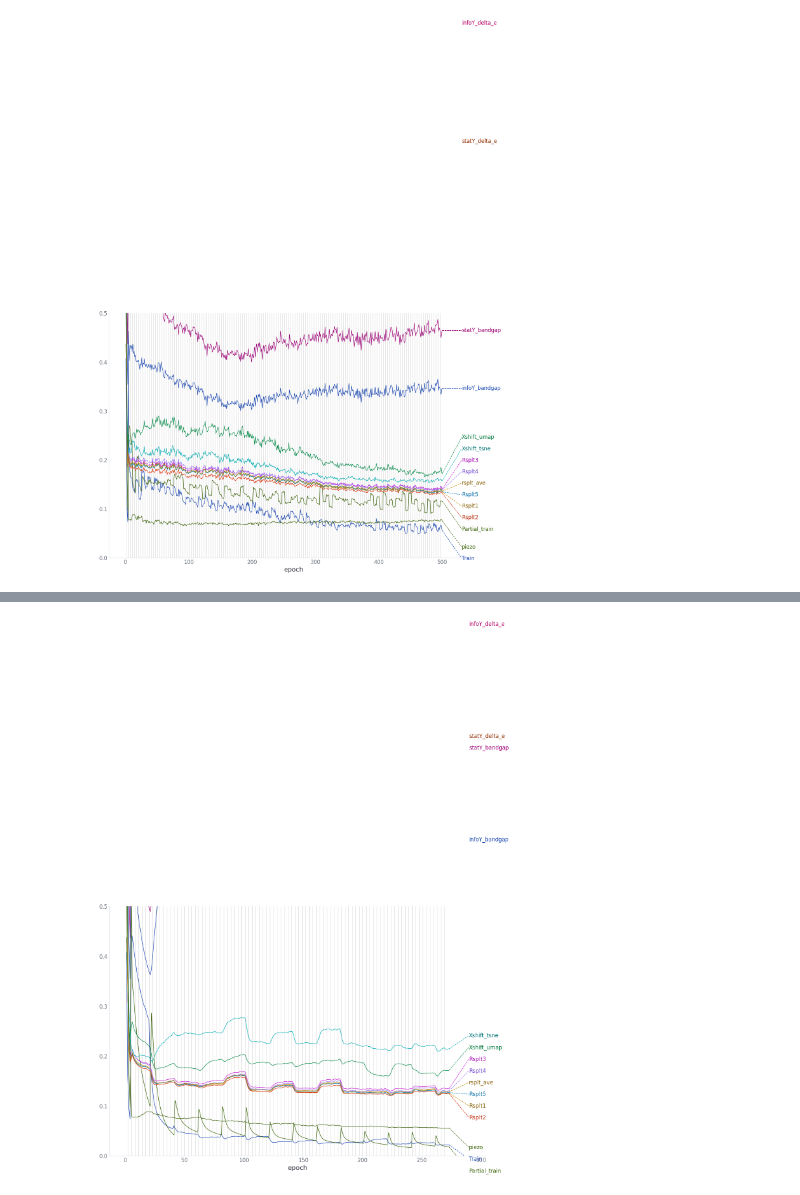
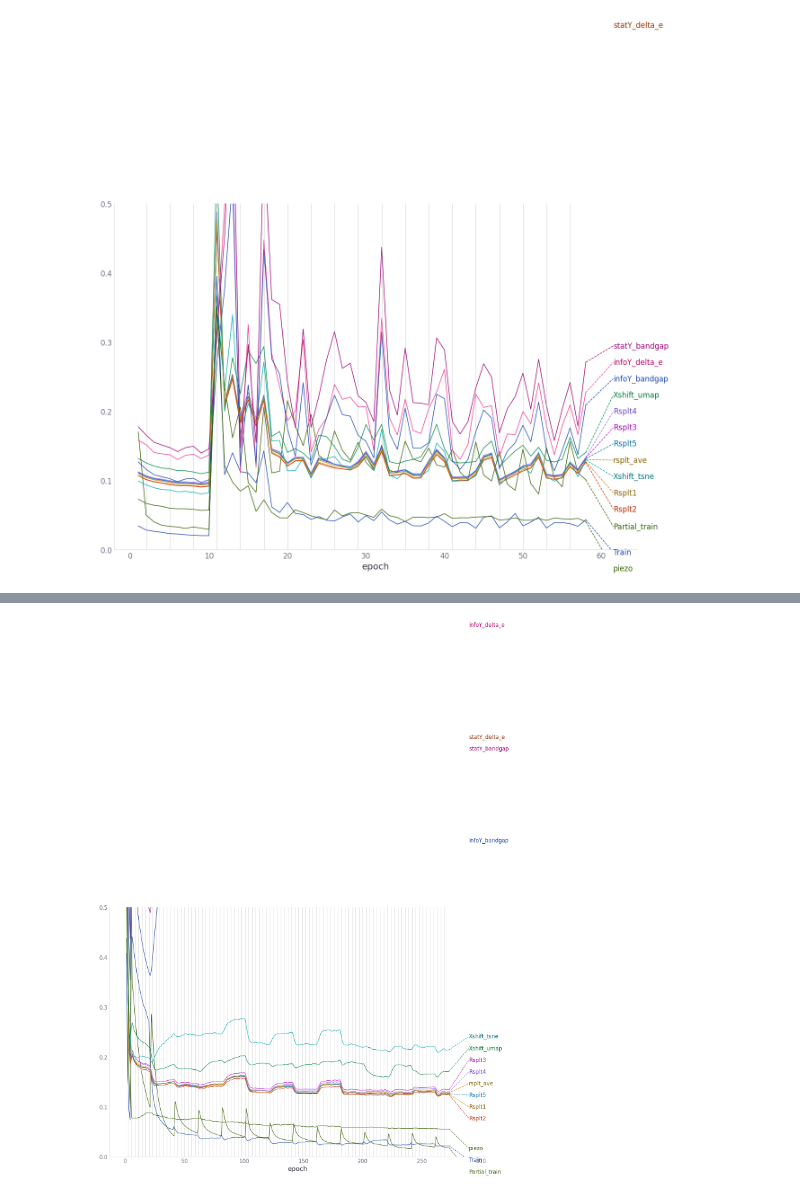
Before and after one commit to nicholas-miklaucic/ood-materials, a Jupyter notebook: log-visuals.ipynb, the cells around one changed output, grey strips where cells are left out. Drawn from its saved outputs; the diff is of its cells as text; code cells hidden in the pictures.

```diff
--- a/log-visuals.ipynb
+++ b/log-visuals.ipynb
@@ -22,8 +22,8 @@ def plot_logs(name):
 
 # df1 = plot_logs('delta_e_02-19-13-48')
 # %%
-df2 = plot_logs('delta_e_02-23-14-26')
+df2 = plot_logs('delta_e_02-26-15-20')
 # %% [output]
-[figure, old version]
+[figure, new version]
 # %%
 dfp = plot_logs('delta_e_piezo')
```
Also changed, not shown: parts of 1 cell of this notebook, 1 other file.
